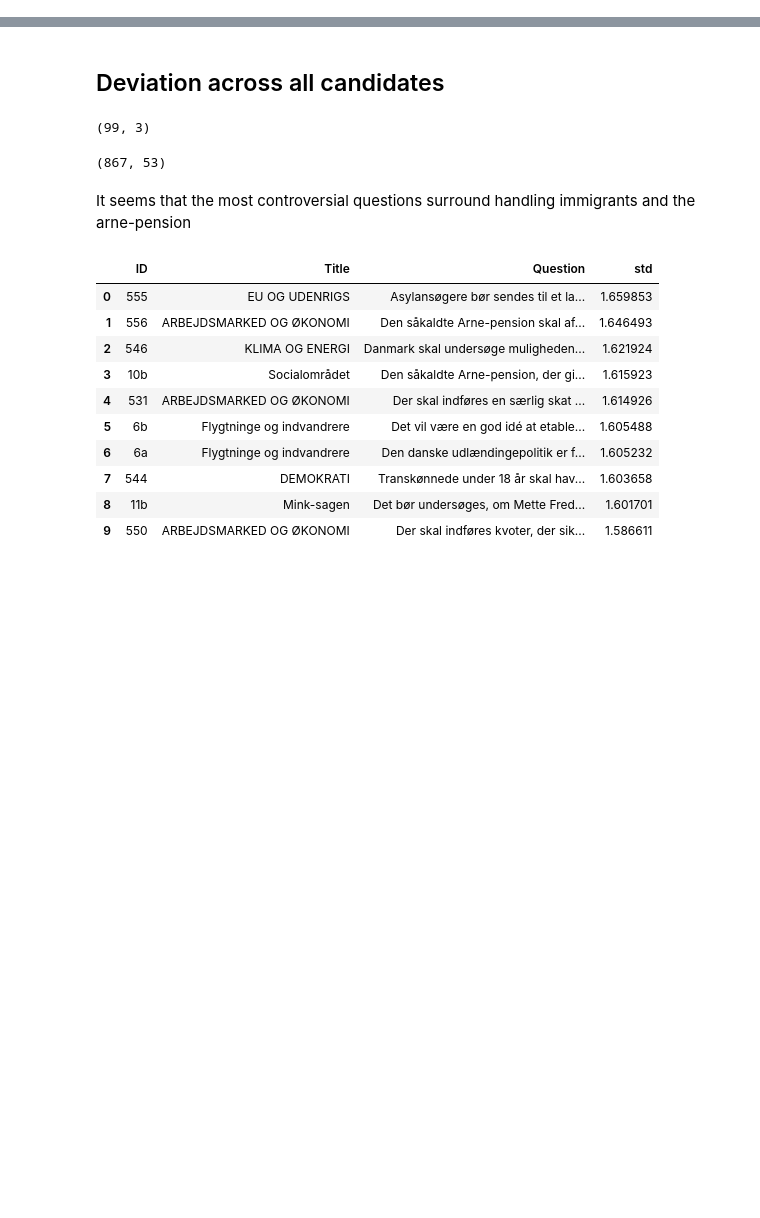
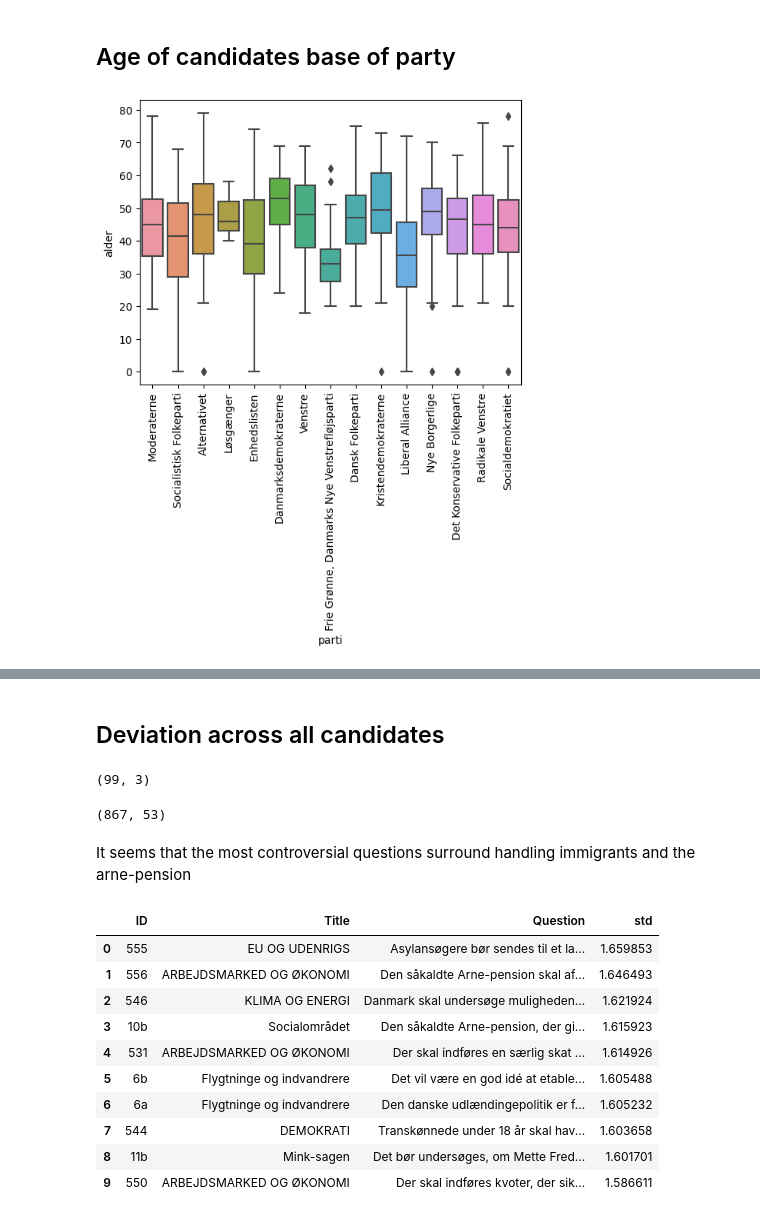
Before and after one commit to ASilins/mal1-2024, a Jupyter notebook: assignment-2/Candidate Test 2022 I.ipynb, the cells around one changed output, grey strips where cells are left out. Drawn from its saved outputs; the diff is of its cells as text; code cells hidden in the pictures; blank space fills up the shorter version.

Commit message:
analysis of candidate ages and answer confidence

```diff
--- a/assignment-2/Candidate Test 2022 I.ipynb
+++ b/assignment-2/Candidate Test 2022 I.ipynb
@@ -57,3 +57,12 @@ Others have undertaken similar analyses. You can draw inspiration from the follo
 import pandas as pd
 import seaborn as sns
 import matplotlib.pyplot as plt
+# %% [markdown]
+## Age of candidates base of party
+# %%
+df = pd.read_excel("alldata.xlsx")
+sns.boxplot(data=df, x="parti", y="alder")
+plt.xticks(rotation=90)
+plt.show()
+# %% [output]
+[figure, added]
```
Also changed, not shown: parts of 3 cells of this notebook.
